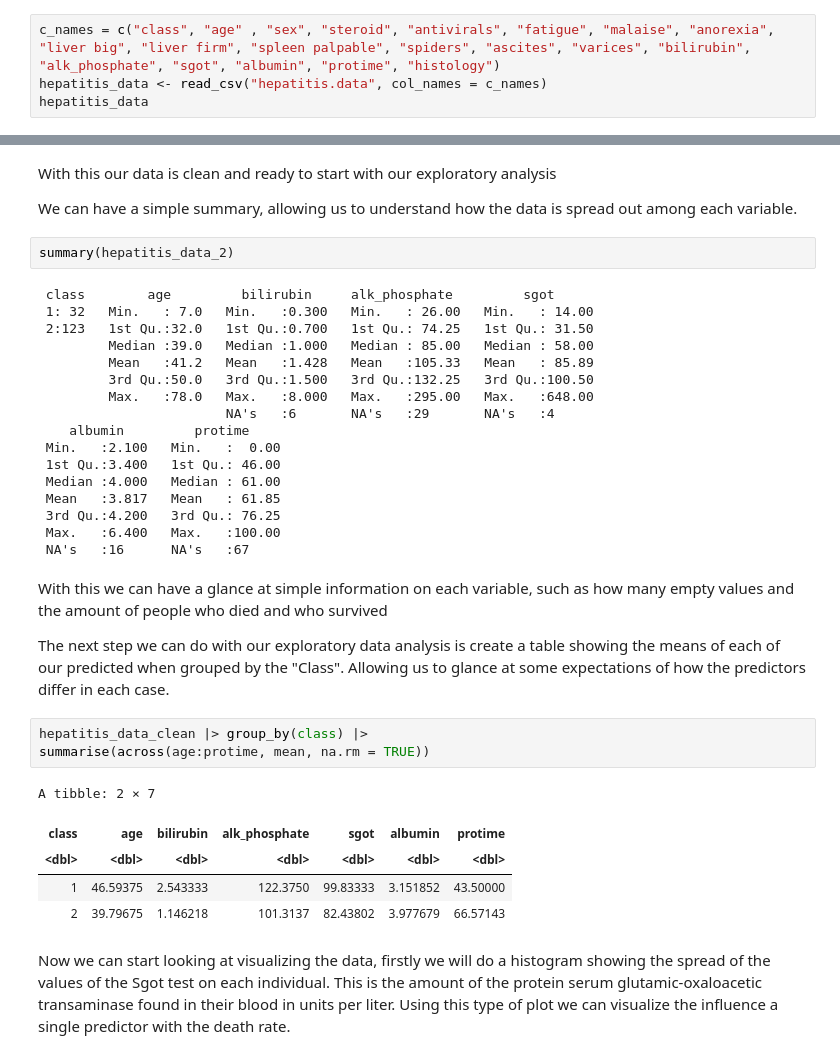
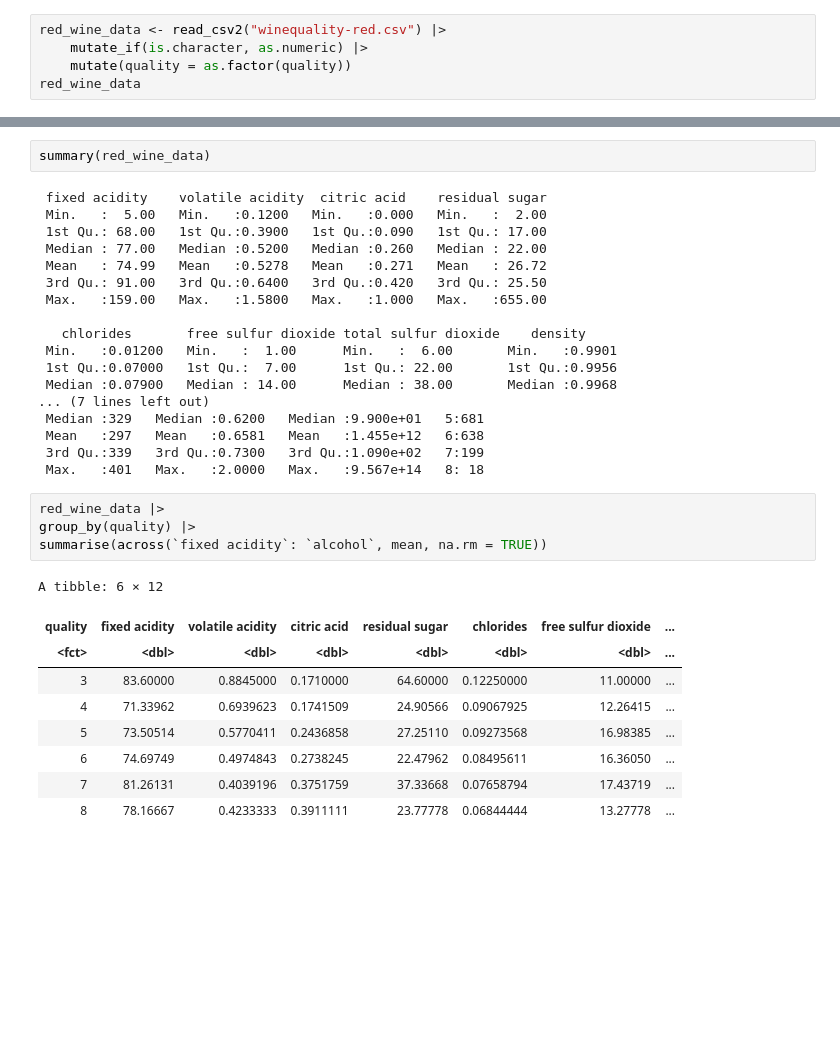
Before and after one commit to PedroMMHernandes/GroupProject_DSCI, a Jupyter notebook: exploratory analysis.ipynb, the cells around one changed output, grey strips where cells are left out. Saved outputs shown, nothing was run; the diff lists cells and outputs as text; blank space fills up the shorter version.

```diff
--- a/exploratory analysis.ipynb
+++ b/exploratory analysis.ipynb
@@ -10,5 +28,6 @@ unzip("hepatitis_data.zip", "hepatitis.data")
 # %%
-c_names = c("class", "age" , "sex", "steroid", "antivirals", "fatigue", "malaise", "anorexia", "liver big", "liver firm", "spleen palpable", "spiders", "ascites", "varices", "bilirubin", "alk_phosphate", "sgot", "albumin", "protime", "histology")
-hepatitis_data <- read_csv("hepatitis.data", col_names = c_names)
-hepatitis_data
+red_wine_data <- read_csv2("winequality-red.csv") |>
+    mutate_if(is.character, as.numeric) |>
+    mutate(quality = as.factor(quality))
+red_wine_data
 # %% [output]
@@ -66,39 +60,34 @@ A tibble: 155 × 7
-# %% [markdown]
-With this our data is clean and ready to start with our exploratory analysis
-
-We can have a simple summary, allowing us to understand how the data is spread out among each variable.
 # %%
-summary(hepatitis_data_2)
+summary(red_wine_data)
 # %% [output]
- class        age         bilirubin     alk_phosphate         sgot
- 1: 32   Min.   : 7.0   Min.   :0.300   Min.   : 26.00   Min.   : 14.00
- 2:123   1st Qu.:32.0   1st Qu.:0.700   1st Qu.: 74.25   1st Qu.: 31.50
-         Median :39.0   Median :1.000   Median : 85.00   Median : 58.00
-         Mean   :41.2   Mean   :1.428   Mean   :105.33   Mean   : 85.89
-         3rd Qu.:50.0   3rd Qu.:1.500   3rd Qu.:132.25   3rd Qu.:100.50
-         Max.   :78.0   Max.   :8.000   Max.   :295.00   Max.   :648.00
-                        NA's   :6       NA's   :29       NA's   :4
-    albumin         protime
- Min.   :2.100   Min.   :  0.00
- 1st Qu.:3.400   1st Qu.: 46.00
- Median :4.000   Median : 61.00
- Mean   :3.817   Mean   : 61.85
- 3rd Qu.:4.200   3rd Qu.: 76.25
- Max.   :6.400   Max.   :100.00
- NA's   :16      NA's   :67
+ fixed acidity    volatile acidity  citric acid    residual sugar
+ Min.   :  5.00   Min.   :0.1200   Min.   :0.000   Min.   :  2.00
+ 1st Qu.: 68.00   1st Qu.:0.3900   1st Qu.:0.090   1st Qu.: 17.00
+ Median : 77.00   Median :0.5200   Median :0.260   Median : 22.00
+ Mean   : 74.99   Mean   :0.5278   Mean   :0.271   Mean   : 26.72
+ 3rd Qu.: 91.00   3rd Qu.:0.6400   3rd Qu.:0.420   3rd Qu.: 25.50
+ Max.   :159.00   Max.   :1.5800   Max.   :1.000   Max.   :655.00
+
+   chlorides       free sulfur dioxide total sulfur dioxide    density
+ Min.   :0.01200   Min.   :  1.00      Min.   :  6.00       Min.   :0.9901
+ 1st Qu.:0.07000   1st Qu.:  7.00      1st Qu.: 22.00       1st Qu.:0.9956
+ Median :0.07900   Median : 14.00      Median : 38.00       Median :0.9968
+... (7 lines left out)
+ Median :329   Median :0.6200   Median :9.900e+01   5:681
+ Mean   :297   Mean   :0.6581   Mean   :1.455e+12   6:638
+ 3rd Qu.:339   3rd Qu.:0.7300   3rd Qu.:1.090e+02   7:199
+ Max.   :401   Max.   :2.0000   Max.   :9.567e+14   8: 18
-# %% [markdown]
-With this we can have a glance at simple information on each variable, such as how many empty values and the amount of people who died and who survived
-
-The next step we can do with our exploratory data analysis is create a table showing the means of each of our predicted when grouped by the "Class". Allowing us to glance at some expectations of how the predictors differ in each case.
 # %%
-hepatitis_data_clean |> group_by(class) |>
-summarise(across(age:protime, mean, na.rm = TRUE))
+red_wine_data |>
+group_by(quality) |>
+summarise(across(`fixed acidity`: `alcohol`, mean, na.rm = TRUE))
 # %% [output]
-A tibble: 2 × 7
+A tibble: 6 × 12
-| class | age | bilirubin | alk_phosphate | sgot | albumin | protime |
-| <dbl> | <dbl> | <dbl> | <dbl> | <dbl> | <dbl> | <dbl> |
-| 1 | 46.59375 | 2.543333 | 122.3750 | 99.83333 | 3.151852 | 43.50000 |
-| 2 | 39.79675 | 1.146218 | 101.3137 | 82.43802 | 3.977679 | 66.57143 |
+| quality | fixed acidity | volatile acidity | citric acid | residual sugar | chlorides | free sulfur dioxide | ... |
+| <fct> | <dbl> | <dbl> | <dbl> | <dbl> | <dbl> | <dbl> | ... |
+| 3 | 83.60000 | 0.8845000 | 0.1710000 | 64.60000 | 0.12250000 | 11.00000 | ... |
+| 4 | 71.33962 | 0.6939623 | 0.1741509 | 24.90566 | 0.09067925 | 12.26415 | ... |
+| 5 | 73.50514 | 0.5770411 | 0.2436858 | 27.25110 | 0.09273568 | 16.98385 | ... |
+| 6 | 74.69749 | 0.4974843 | 0.2738245 | 22.47962 | 0.08495611 | 16.36050 | ... |
+| 7 | 81.26131 | 0.4039196 | 0.3751759 | 37.33668 | 0.07658794 | 17.43719 | ... |
+| 8 | 78.16667 | 0.4233333 | 0.3911111 | 23.77778 | 0.06844444 | 13.27778 | ... |
-# %% [markdown]
-Now we can start looking at visualizing the data, firstly we will do a histogram showing the spread of the values of the Sgot test on each individual.
-This is the amount of the protein serum glutamic-oxaloacetic transaminase found in their blood in units per liter. Using this type of plot we can visualize the influence a single predictor with the death rate.
```
Also changed, not shown: parts of 13 cells of this notebook.
